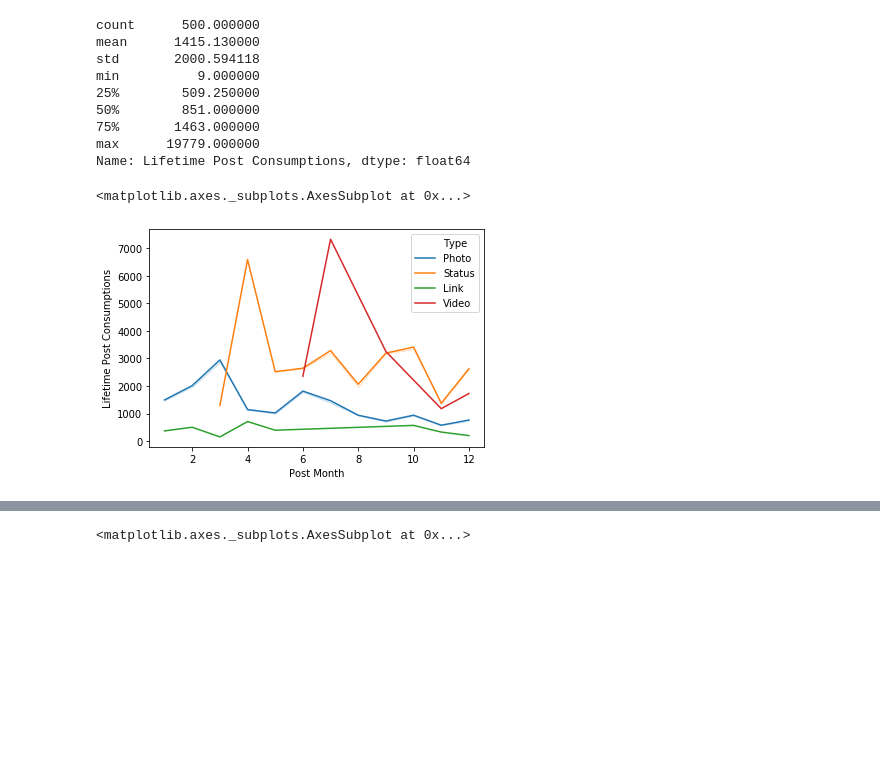
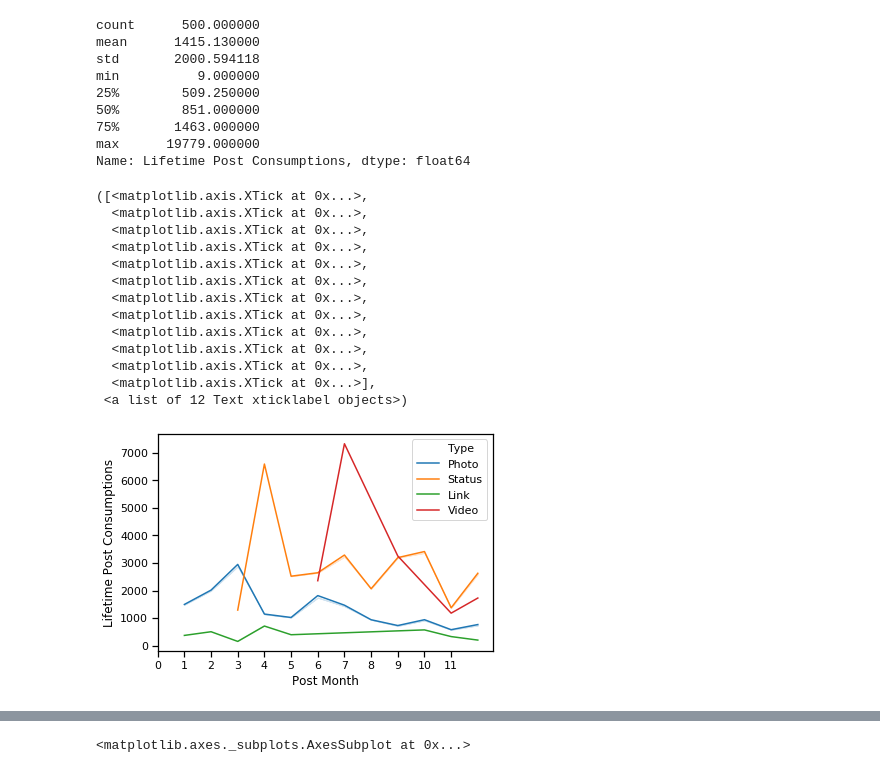
Before and after one commit to khwajajalal/INTRO-TO-DATA-ANALYSIS, a Jupyter notebook: facebook.ipynb, the cells around one changed output, grey strips where cells are left out. Drawn from its saved outputs; the diff is of its cells as text; code cells hidden in the pictures; blank space fills up the shorter version.

```diff
--- a/facebook.ipynb
+++ b/facebook.ipynb
@@ -104,11 +132,26 @@ min          9.000000
 75%       1463.000000
 max      19779.000000
 Name: Lifetime Post Consumptions, dtype: float64
-# %%
-sns.lineplot('Post Month','Lifetime Post Consumptions', data=facebook, ci=False, hue='Type')
-# %% [output]
-<matplotlib.axes._subplots.AxesSubplot at 0x...>
-[figure, removed]
+# %%
+months=['j','f','m','a','m','j','j','a','s','o','n','d']
+sns.lineplot('Post Month','Lifetime Post Consumptions', data=facebook, ci=False, hue='Type',estimator='mean')
+# plt.sticks(np.arange(1,12,1))
+plt.xticks(np.arange(0, 12, 1))
+# %% [output]
+([<matplotlib.axis.XTick at 0x...>,
+  <matplotlib.axis.XTick at 0x...>,
+  <matplotlib.axis.XTick at 0x...>,
+  <matplotlib.axis.XTick at 0x...>,
+  <matplotlib.axis.XTick at 0x...>,
+  <matplotlib.axis.XTick at 0x...>,
+  <matplotlib.axis.XTick at 0x...>,
+  <matplotlib.axis.XTick at 0x...>,
+  <matplotlib.axis.XTick at 0x...>,
+  <matplotlib.axis.XTick at 0x...>,
+  <matplotlib.axis.XTick at 0x...>,
+  <matplotlib.axis.XTick at 0x...>],
+ <a list of 12 Text xticklabel objects>)
+[figure, added]
 # %%
 xtick=['J', 'F', 'M', 'A', 'M', 'J', 'J', 'A', 'S', 'O', 'N', 'D']
 sns.barplot('Category','Lifetime Post Consumptions', data=facebook, ci=False)
```
Also changed, not shown: parts of 9 cells of this notebook.
